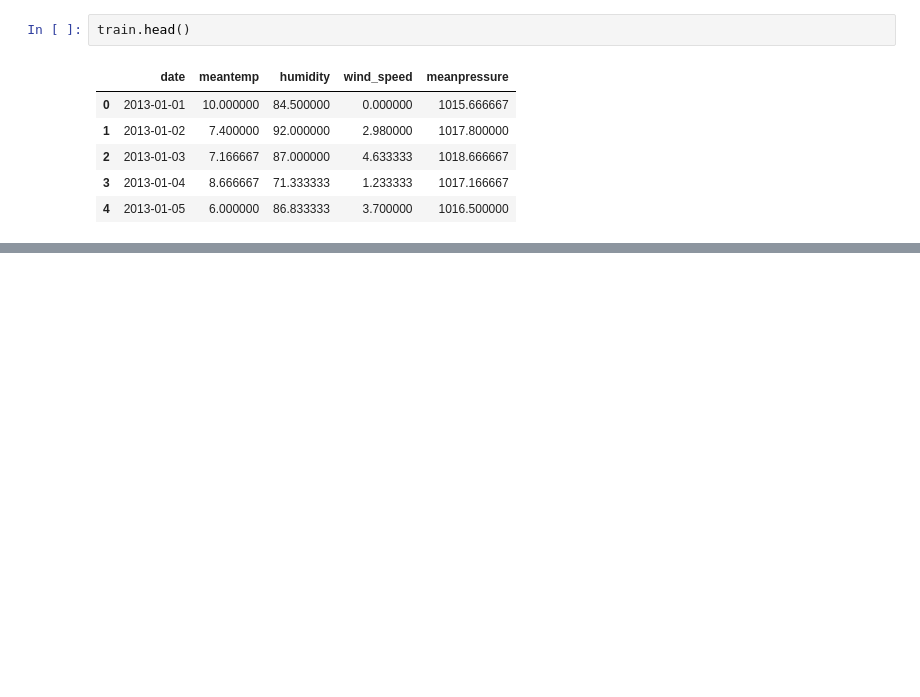
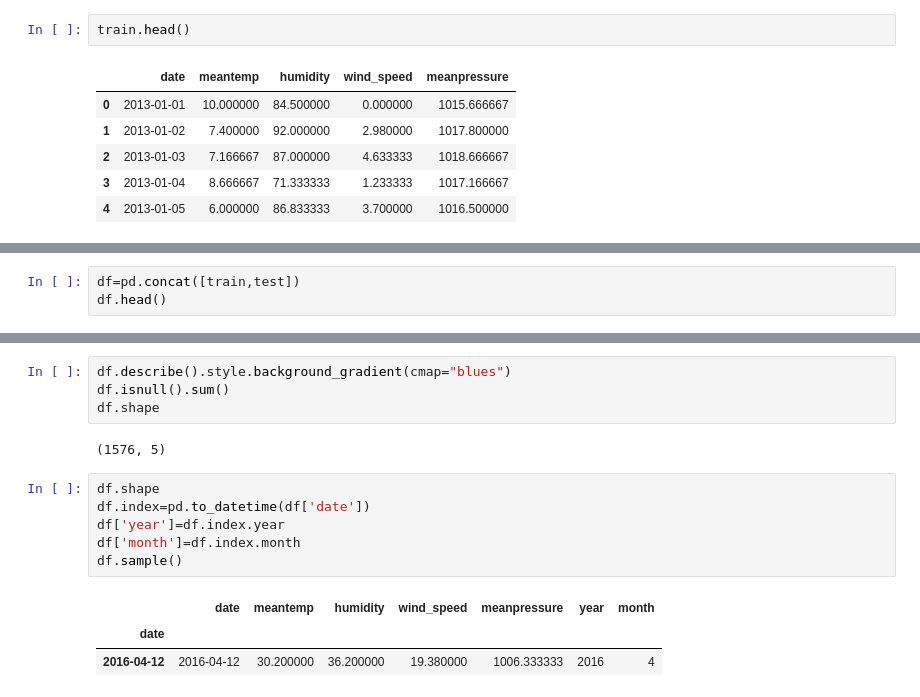
Before and after one commit to Anannyyya/DEEP_LEARNING, a Jupyter notebook: RNN_pynb.ipynb, the cells around one changed output, grey strips where cells are left out. Drawn from its saved outputs; the diff is of its cells as text; blank space fills up the shorter version.

```diff
--- a/RNN_pynb.ipynb
+++ b/RNN_pynb.ipynb
@@ -31,0 +107,3 @@ train.head()
+# %%
+df=pd.concat([train,test])
+df.head()
@@ -31,0 +117,16 @@ train.head()
+# %%
+df.describe().style.background_gradient(cmap="blues")
+df.isnull().sum()
+df.shape
+# %% [output]
+(1576, 5)
+# %%
+df.shape
+df.index=pd.to_datetime(df['date'])
+df['year']=df.index.year
+df['month']=df.index.month
+df.sample()
+# %% [output]
+|  | date | meantemp | humidity | wind_speed | meanpressure | year | month |
+| date |  |  |  |  |  |  |  |
+| 2016-04-12 | 2016-04-12 | 30.200000 | 36.200000 | 19.380000 | 1006.333333 | 2016 | 4 |
```
Also changed, not shown: parts of 5 cells of this notebook.
